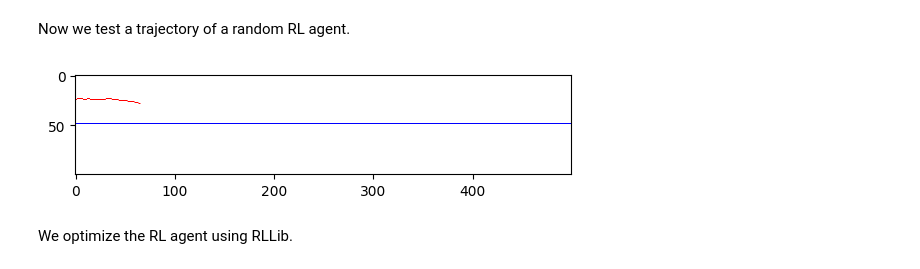
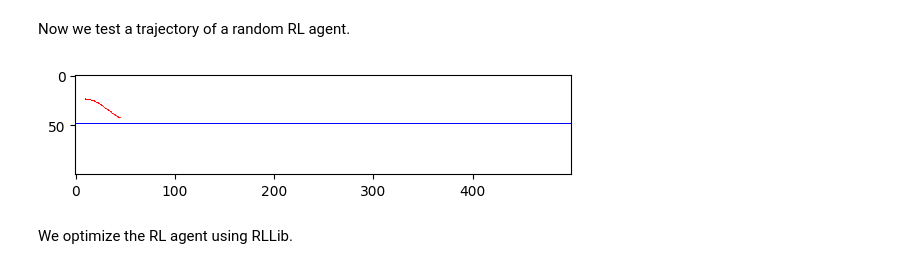
Before and after one commit to jgarnicaa/reinforcementLearning, a Jupyter notebook: rl/rl_tp_1.ipynb, the cells around one changed output. Saved outputs shown, nothing was run; the diff lists cells and outputs as text; code cells hidden in the pictures.

```diff
--- a/rl/rl_tp_1.ipynb
+++ b/rl/rl_tp_1.ipynb
@@ -150,7 +146,7 @@ class SimpleLineControlDomain(D):
         self._speed_x = None
         self._speed_y = None
         self._path = []
-        self._step = 0
+        self._episode_step = 0
 
         # Rendering helpers.
         self.screen = None
@@ -174,7 +170,7 @@ class SimpleLineControlDomain(D):
         self._pos_y = self._init_pos_y
         self._speed_x = self._init_speed_x
         self._speed_y = self._init_speed_y
-        self._step = 0
+        self._episode_step = 0
         self._path = [(self._pos_x, self._pos_y)]
         return np.array(
             [self._pos_x, self._pos_y, self._speed_x, self._speed_y], dtype=np.float32
@@ -201,14 +197,14 @@ class SimpleLineControlDomain(D):
         # Save the trajectory for rendering.
         self._path.append((self._pos_x, self._pos_y))
 
-        self._step += 1
+        self._episode_step += 1
 
         # Reward is high when the object is near the center line y = 0.
         reward = exp(-fabs(self._pos_y)) + penalty
 
         # End the episode after a fixed horizon or if the object goes too far.
         done = (
-            self._step >= HORIZON
+            self._episode_step >= HORIZON
             or fabs(self._pos_y) > 3.0
             or fabs(self._pos_x) > 20.0
         )
@@ -291,29 +283,29 @@ class RandomSolver(DeterministicPolicySolver):
 # %%
 import matplotlib.pyplot as plt
 from IPython import display
 %matplotlib inline
 
 # Build a fresh domain instance and a random policy for visualization.
 domain_factory = lambda: SimpleLineControlDomain()
 domain = domain_factory()
 
 
 def rollout(domain, solver, max_steps):
     """Simulate the domain using the solver and display each rendered frame."""
     obs = domain.reset()
 
     for i in range(max_steps):
         plt.imshow(domain.render())
         display.display(plt.gcf())
         display.clear_output(wait=True)
-        outcome = domain.step(solver.sample_action(obs))
+        outcome = domain.step(solver.get_next_action(obs))
         obs = outcome.observation
 
 
 rollout(domain=domain, solver=RandomSolver(domain_factory, domain.get_action_space()), max_steps=50)
 domain.close()
 # %% [output]
-[figure, old version]
+[figure, new version]
 # %% [markdown]
 We optimize the RL agent using RLLib.
 # %%
```
Also changed, not shown: parts of 5 cells of this notebook, 3 other files.
